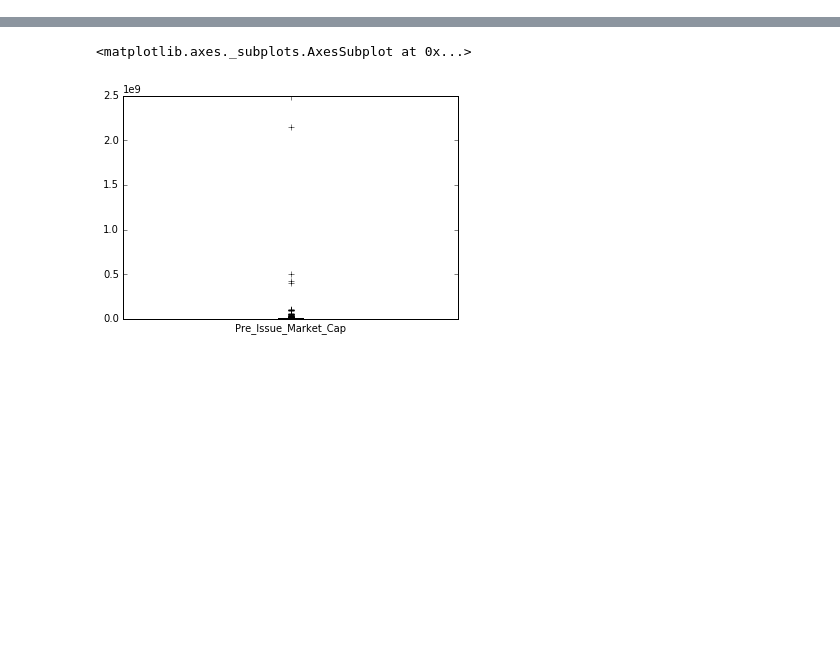
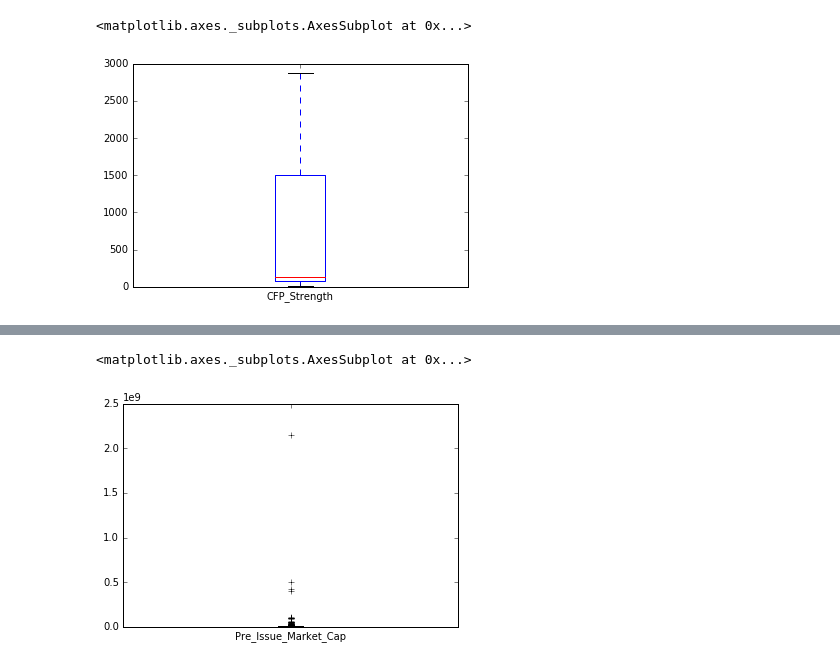
Before and after one commit to jfitts/ga.data-science, a Jupyter notebook: projects/final-projects/04-notebook-rough-draft/Final Project 4.ipynb, the cells around one changed output, grey strips where cells are left out. Saved outputs shown, nothing was run; the diff lists cells and outputs as text; code cells hidden in the pictures; blank space fills up the shorter version.

```diff
--- a/projects/final-projects/04-notebook-rough-draft/Final Project 4.ipynb
+++ b/projects/final-projects/04-notebook-rough-draft/Final Project 4.ipynb
@@ -135,0 +125,5 @@ df['Target_Raise'].plot(kind='box')
+# %%
+df.CFP_Strength.value_counts().plot(kind='box')
+# %% [output]
+<matplotlib.axes._subplots.AxesSubplot at 0x...>
+[figure, added]
```
Also changed, not shown: parts of 81 cells of this notebook, 6 other files.
